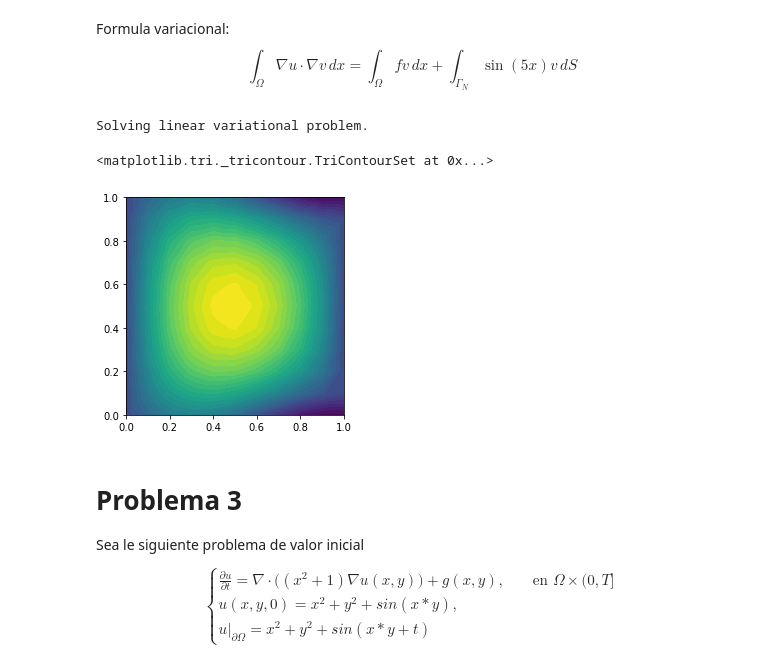
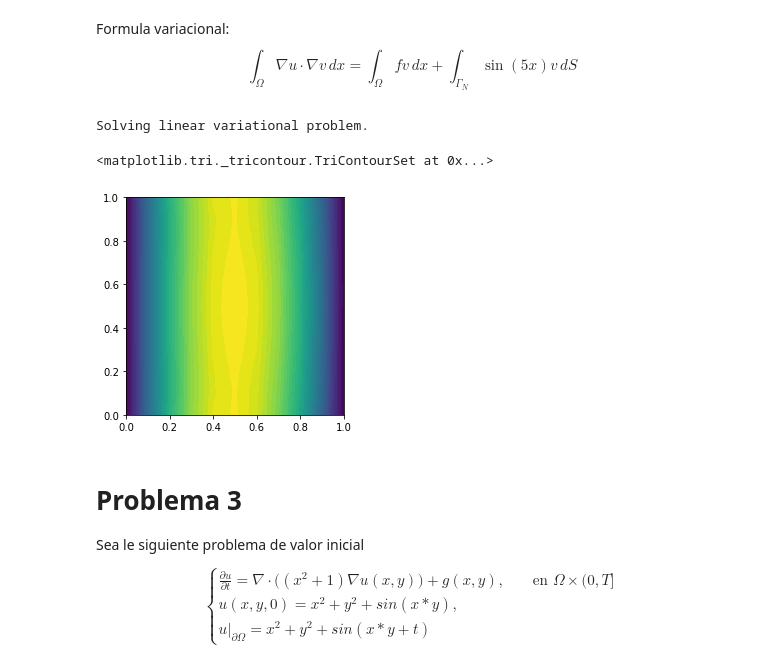
Before and after one commit to suribe06/Modeling-Simulation-2, a Jupyter notebook: FEniCS/parcial2_uribe.ipynb, the cells around one changed output. Drawn from its saved outputs; the diff is of its cells as text; code cells hidden in the pictures.

```diff
--- a/FEniCS/parcial2_uribe.ipynb
+++ b/FEniCS/parcial2_uribe.ipynb
@@ -87,41 +87,36 @@ $$ \int_{\Omega} \nabla u \cdot \nabla v \, dx = \int_{\Omega} f v \, dx + \int_
 nx = ny = 10
 mesh = UnitSquareMesh(nx, ny)
 
 # Define function space
 V = FunctionSpace(mesh, 'Lagrange', 2)
 
 # Define functions for boundary conditions
 u_D = Constant(0.0)
 u_N = Expression('sin(5*x[0])', degree=2)
 
 # Define boundary conditions
 def boundary_D(x, on_boundary):
     return on_boundary and (near(x[0], 0) or near(x[0], 1))
 
-def boundary_N(x, on_boundary):
-    return on_boundary and (near(x[1], 0) or near(x[1], 1))
-
-bc_D = DirichletBC(V, u_D, boundary_D)
-bc_N = DirichletBC(V, u_N, boundary_N)
-bcs = [bc_D, bc_N]
+bc = DirichletBC(V, u_D, boundary_D)
 
 # Define vartional problem
 f = Expression('exp(-pow(x[0]-0.5, 2)-pow(x[1]-0.5, 2))/0.02', degree=2)
 u = TrialFunction(V)
 v = TestFunction(V)
 a = inner(nabla_grad(u), nabla_grad(v))*dx
 L = f*v*dx + u_N*v*ds
 
 # Compute solution
 u = Function(V)
-solve(a == L, u, bcs)
+solve(a == L, u, bc)
 
 # Plot solution
 plot(u)
 # %% [output]
 Solving linear variational problem.
 <matplotlib.tri._tricontour.TriContourSet at 0x...>
-[figure, old version]
+[figure, new version]
 # %% [markdown]
 # Problema 3
 
```
Also changed, not shown: 4 other files.
